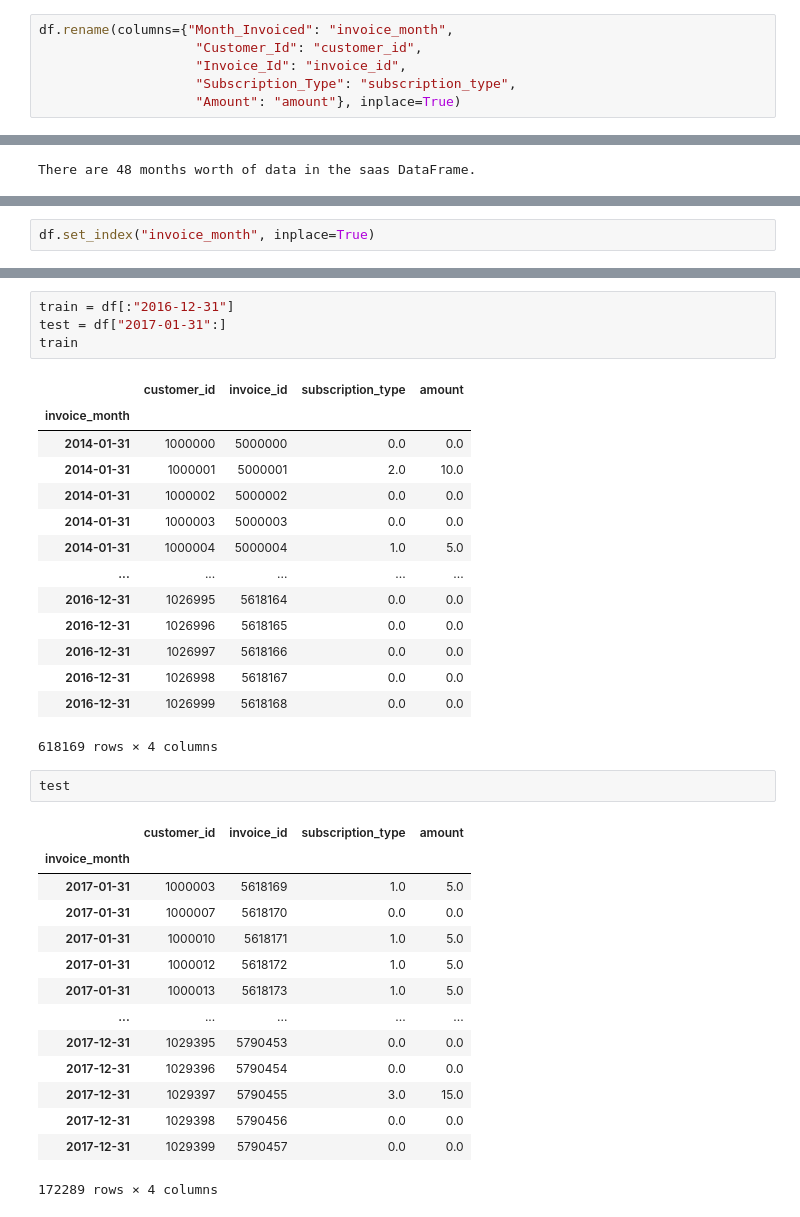
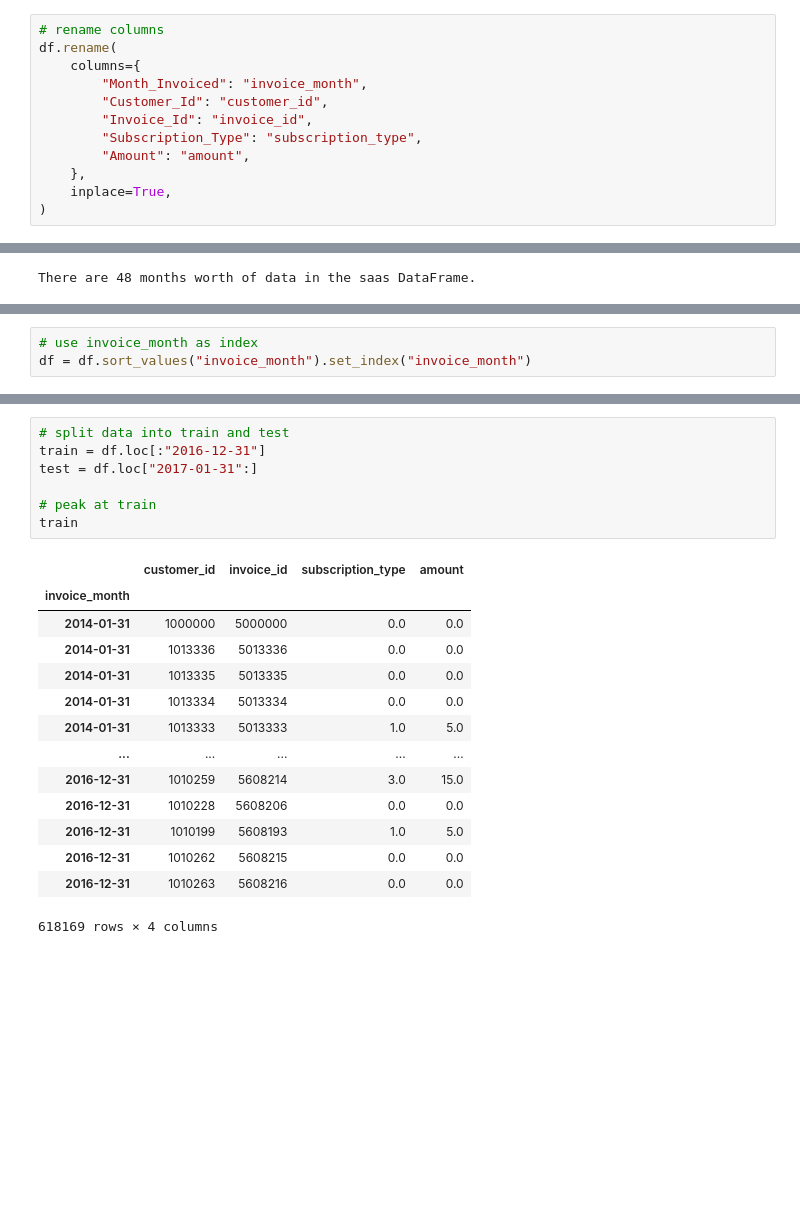
Before and after one commit to aleclhartman/saas-time-series, a Jupyter notebook: saas/wrangle_saas.ipynb, the cells around one changed output, grey strips where cells are left out. Saved outputs shown, nothing was run; the diff lists cells and outputs as text; blank space fills up the shorter version.

Commit message:
preliminary exploration of saas data

```diff
--- a/saas/wrangle_saas.ipynb
+++ b/saas/wrangle_saas.ipynb
@@ -23,8 +29,14 @@ df
 | 790457 | 2017-12-31 | 1029399 | 5790457 | 0.0 | 0.0 |
 790458 rows × 5 columns
 # %%
-df.rename(columns={"Month_Invoiced": "invoice_month",
-                    "Customer_Id": "customer_id",
-                    "Invoice_Id": "invoice_id",
-                    "Subscription_Type": "subscription_type",
-                    "Amount": "amount"}, inplace=True)
+# rename columns
+df.rename(
+    columns={
+        "Month_Invoiced": "invoice_month",
+        "Customer_Id": "customer_id",
+        "Invoice_Id": "invoice_id",
+        "Subscription_Type": "subscription_type",
+        "Amount": "amount",
+    },
+    inplace=True,
+)
@@ -143,4 +167,2 @@ amount               790458 non-null float64
 dtypes: datetime64[ns](1), float64(2), int64(2)
 memory usage: 30.2 MB
-# %%
-df.set_index("invoice_month", inplace=True)
@@ -163,0 +169,3 @@ df
+# %%
+# use invoice_month as index
+df = df.sort_values("invoice_month").set_index("invoice_month")
@@ -164,36 +190,22 @@ df
 # %%
-train = df[:"2016-12-31"]
-test = df["2017-01-31":]
+# split data into train and test
+train = df.loc[:"2016-12-31"]
+test = df.loc["2017-01-31":]
+
+# peak at train
 train
 # %% [output]
 |  | customer_id | invoice_id | subscription_type | amount |
 | invoice_month |  |  |  |  |
 | 2014-01-31 | 1000000 | 5000000 | 0.0 | 0.0 |
-| 2014-01-31 | 1000001 | 5000001 | 2.0 | 10.0 |
-| 2014-01-31 | 1000002 | 5000002 | 0.0 | 0.0 |
-| 2014-01-31 | 1000003 | 5000003 | 0.0 | 0.0 |
-| 2014-01-31 | 1000004 | 5000004 | 1.0 | 5.0 |
+| 2014-01-31 | 1013336 | 5013336 | 0.0 | 0.0 |
+| 2014-01-31 | 1013335 | 5013335 | 0.0 | 0.0 |
+| 2014-01-31 | 1013334 | 5013334 | 0.0 | 0.0 |
+| 2014-01-31 | 1013333 | 5013333 | 1.0 | 5.0 |
 | ... | ... | ... | ... | ... |
-| 2016-12-31 | 1026995 | 5618164 | 0.0 | 0.0 |
-| 2016-12-31 | 1026996 | 5618165 | 0.0 | 0.0 |
-| 2016-12-31 | 1026997 | 5618166 | 0.0 | 0.0 |
-| 2016-12-31 | 1026998 | 5618167 | 0.0 | 0.0 |
-| 2016-12-31 | 1026999 | 5618168 | 0.0 | 0.0 |
+| 2016-12-31 | 1010259 | 5608214 | 3.0 | 15.0 |
+| 2016-12-31 | 1010228 | 5608206 | 0.0 | 0.0 |
+| 2016-12-31 | 1010199 | 5608193 | 1.0 | 5.0 |
+| 2016-12-31 | 1010262 | 5608215 | 0.0 | 0.0 |
+| 2016-12-31 | 1010263 | 5608216 | 0.0 | 0.0 |
 618169 rows × 4 columns
-# %%
-test
-# %% [output]
-|  | customer_id | invoice_id | subscription_type | amount |
-| invoice_month |  |  |  |  |
-| 2017-01-31 | 1000003 | 5618169 | 1.0 | 5.0 |
-| 2017-01-31 | 1000007 | 5618170 | 0.0 | 0.0 |
-| 2017-01-31 | 1000010 | 5618171 | 1.0 | 5.0 |
-| 2017-01-31 | 1000012 | 5618172 | 1.0 | 5.0 |
-| 2017-01-31 | 1000013 | 5618173 | 1.0 | 5.0 |
-| ... | ... | ... | ... | ... |
-| 2017-12-31 | 1029395 | 5790453 | 0.0 | 0.0 |
-| 2017-12-31 | 1029396 | 5790454 | 0.0 | 0.0 |
-| 2017-12-31 | 1029397 | 5790455 | 3.0 | 15.0 |
-| 2017-12-31 | 1029398 | 5790456 | 0.0 | 0.0 |
-| 2017-12-31 | 1029399 | 5790457 | 0.0 | 0.0 |
-172289 rows × 4 columns
```
Also changed, not shown: parts of 39 cells of this notebook.
